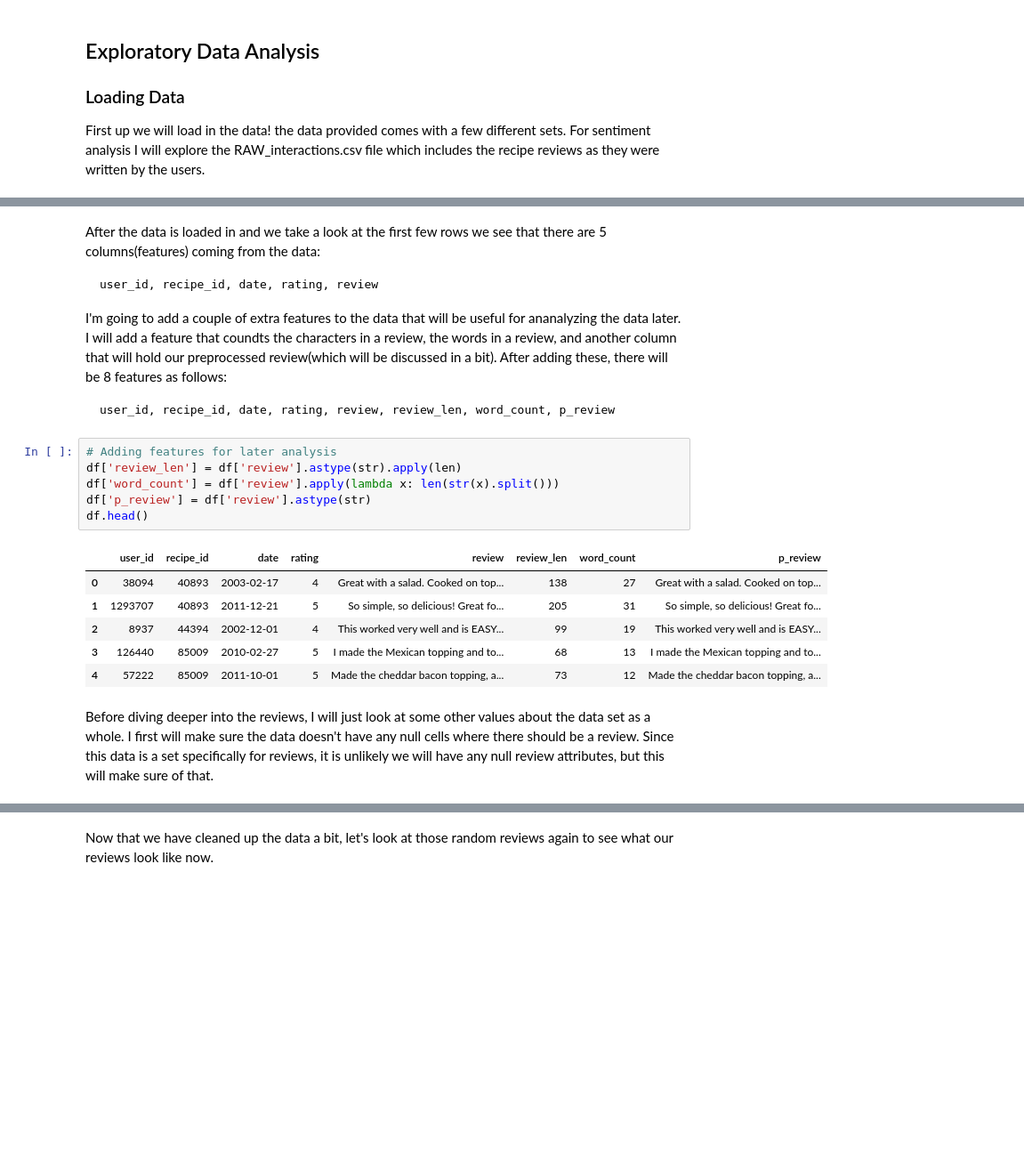
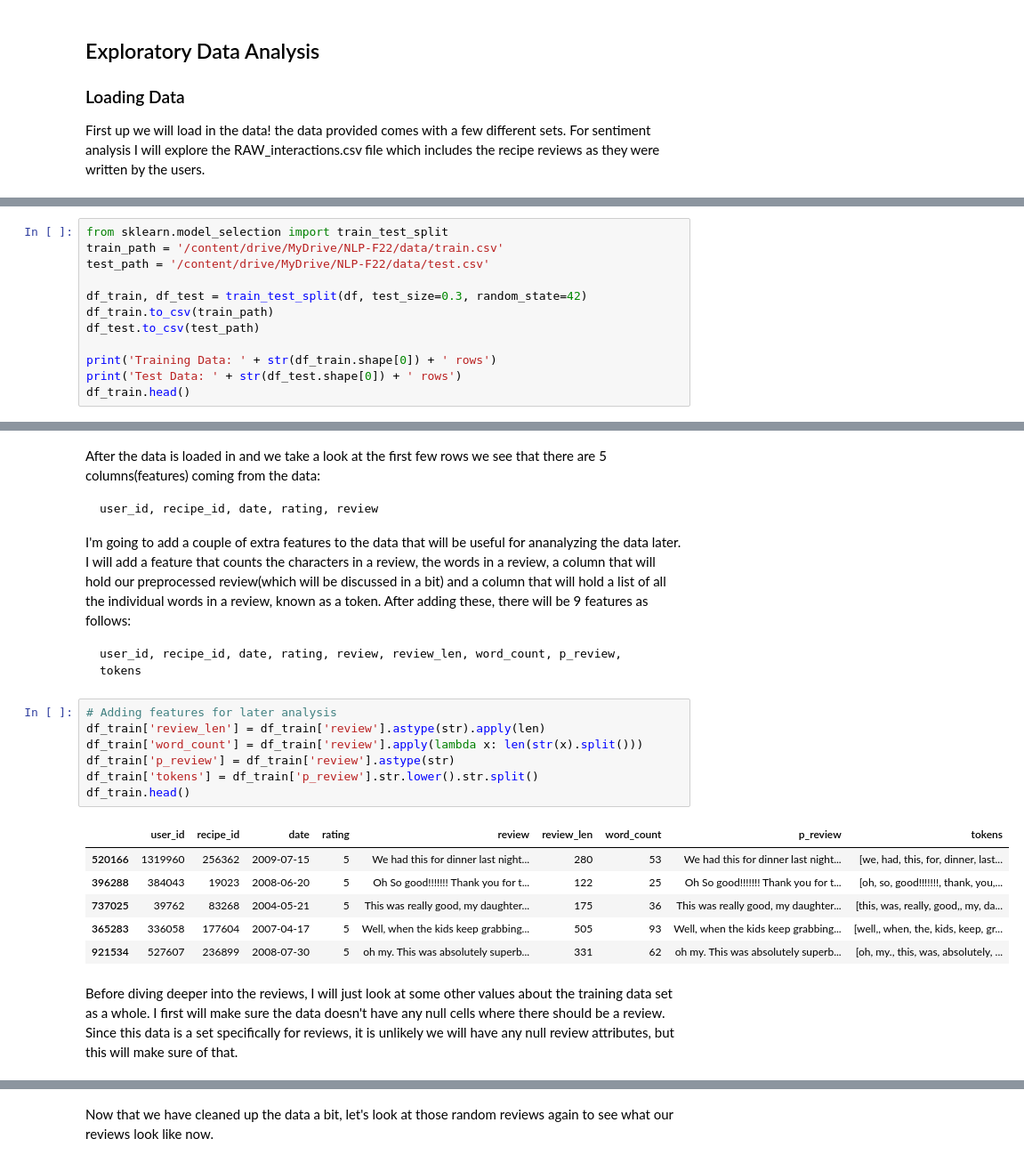
Before and after one commit to chillyssa/NLP-with-Deep-Learning-Project, a Jupyter notebook: project_part1.ipynb, the cells around one changed output, grey strips where cells are left out. Shown at 89% size. Saved outputs shown, nothing was run; the diff lists cells and outputs as text; blank space fills up the shorter version.

````diff
--- a/project_part1.ipynb
+++ b/project_part1.ipynb
@@ -50,0 +62,12 @@ df.head(10)
+# %%
+from sklearn.model_selection import train_test_split
+train_path = '/content/drive/MyDrive/NLP-F22/data/train.csv'
+test_path = '/content/drive/MyDrive/NLP-F22/data/test.csv'
+
+df_train, df_test = train_test_split(df, test_size=0.3, random_state=42)
+df_train.to_csv(train_path)
+df_test.to_csv(test_path)
+
+print('Training Data: ' + str(df_train.shape[0]) + ' rows')
+print('Test Data: ' + str(df_test.shape[0]) + ' rows')
+df_train.head()
@@ -54,25 +86,26 @@ After the data is loaded in and we take a look at the first few rows we see that
 ```
 user_id, recipe_id, date, rating, review
 ```
-I'm going to add a couple of extra features to the data that will be useful for ananalyzing the data later. I will add a feature that coundts the characters in a review, the words in a review, and another column that will hold our preprocessed review(which will be discussed in a bit). After adding these, there will be 8 features as follows:
+I'm going to add a couple of extra features to the data that will be useful for ananalyzing the data later. I will add a feature that counts the characters in a review, the words in a review, a column that will hold our preprocessed review(which will be discussed in a bit) and a column that will hold a list of all the individual words in a review, known as a token. After adding these, there will be 9 features as follows:
 ```
-user_id, recipe_id, date, rating, review, review_len, word_count, p_review
+user_id, recipe_id, date, rating, review, review_len, word_count, p_review, tokens
 ```
 # %%
 # Adding features for later analysis
-df['review_len'] = df['review'].astype(str).apply(len)
-df['word_count'] = df['review'].apply(lambda x: len(str(x).split()))
-df['p_review'] = df['review'].astype(str)
-df.head()
+df_train['review_len'] = df_train['review'].astype(str).apply(len)
+df_train['word_count'] = df_train['review'].apply(lambda x: len(str(x).split()))
+df_train['p_review'] = df_train['review'].astype(str)
+df_train['tokens'] = df_train['p_review'].str.lower().str.split()
+df_train.head()
 # %% [output]
-|  | user_id | recipe_id | date | rating | review | review_len | word_count | p_review |
-| 0 | 38094 | 40893 | 2003-02-17 | 4 | Great with a salad. Cooked on top... | 138 | 27 | Great with a salad. Cooked on top... |
-| 1 | 1293707 | 40893 | 2011-12-21 | 5 | So simple, so delicious! Great fo... | 205 | 31 | So simple, so delicious! Great fo... |
-| 2 | 8937 | 44394 | 2002-12-01 | 4 | This worked very well and is EASY... | 99 | 19 | This worked very well and is EASY... |
-| 3 | 126440 | 85009 | 2010-02-27 | 5 | I made the Mexican topping and to... | 68 | 13 | I made the Mexican topping and to... |
-| 4 | 57222 | 85009 | 2011-10-01 | 5 | Made the cheddar bacon topping, a... | 73 | 12 | Made the cheddar bacon topping, a... |
+|  | user_id | recipe_id | date | rating | review | review_len | word_count | p_review | tokens |
+| 520166 | 1319960 | 256362 | 2009-07-15 | 5 | We had this for dinner last night... | 280 | 53 | We had this for dinner last night... | [we, had, this, for, dinner, last... |
+| 396288 | 384043 | 19023 | 2008-06-20 | 5 | Oh So good!!!!!!! Thank you for t... | 122 | 25 | Oh So good!!!!!!! Thank you for t... | [oh, so, good!!!!!!!, thank, you,... |
+| 737025 | 39762 | 83268 | 2004-05-21 | 5 | This was really good, my daughter... | 175 | 36 | This was really good, my daughter... | [this, was, really, good,, my, da... |
+| 365283 | 336058 | 177604 | 2007-04-17 | 5 | Well, when the kids keep grabbing... | 505 | 93 | Well, when the kids keep grabbing... | [well,, when, the, kids, keep, gr... |
+| 921534 | 527607 | 236899 | 2008-07-30 | 5 | oh my. This was absolutely superb... | 331 | 62 | oh my. This was absolutely superb... | [oh, my., this, was, absolutely, ... |
 # %% [markdown]
 
-Before diving deeper into the reviews, I will just look at some other values about the data set as a whole. I first will make sure the data doesn't have any null cells where there should be a review. Since this data is a set specifically for reviews, it is unlikely we will have any null review attributes, but this will make sure of that.
+Before diving deeper into the reviews, I will just look at some other values about the training data set as a whole. I first will make sure the data doesn't have any null cells where there should be a review. Since this data is a set specifically for reviews, it is unlikely we will have any null review attributes, but this will make sure of that.
 # %%
 # Remove any null review rows
````
Also changed, not shown: parts of 21 cells of this notebook.
